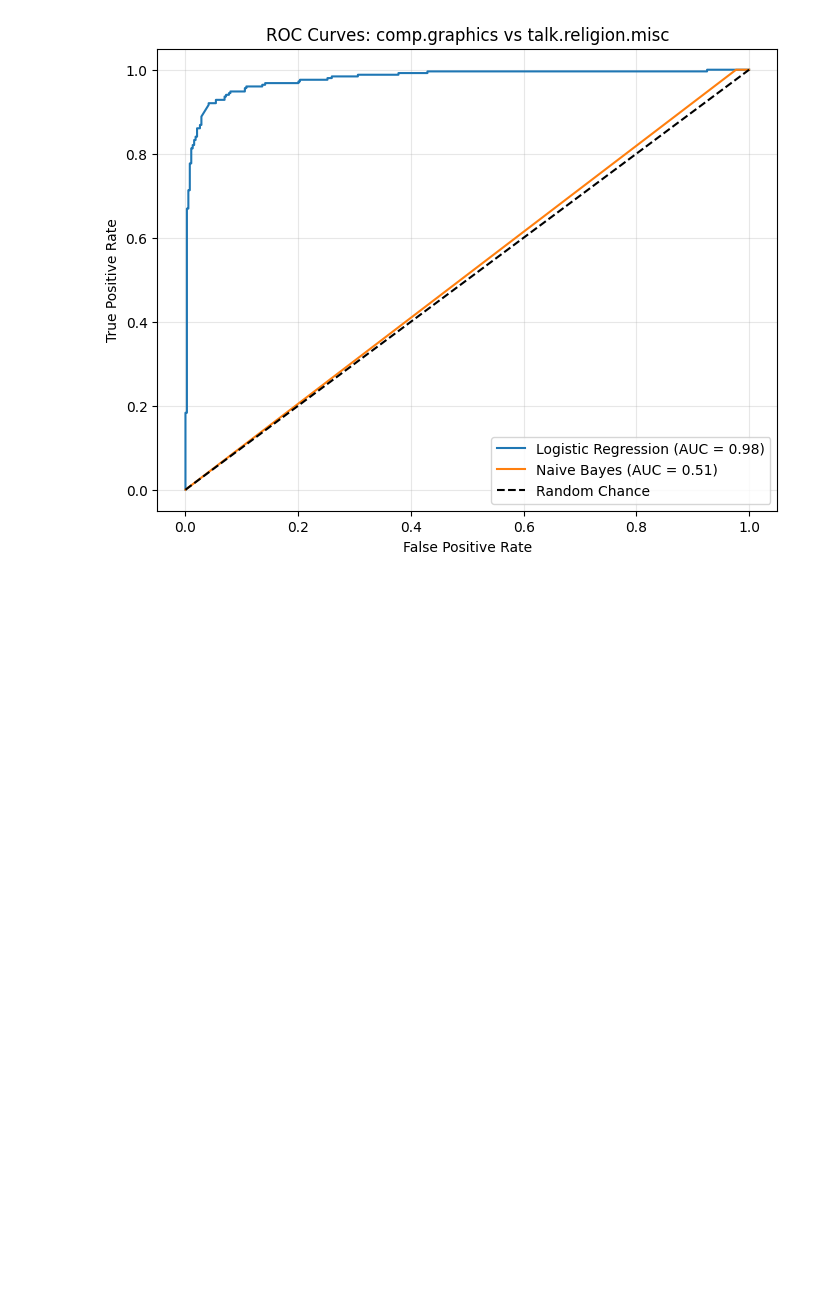
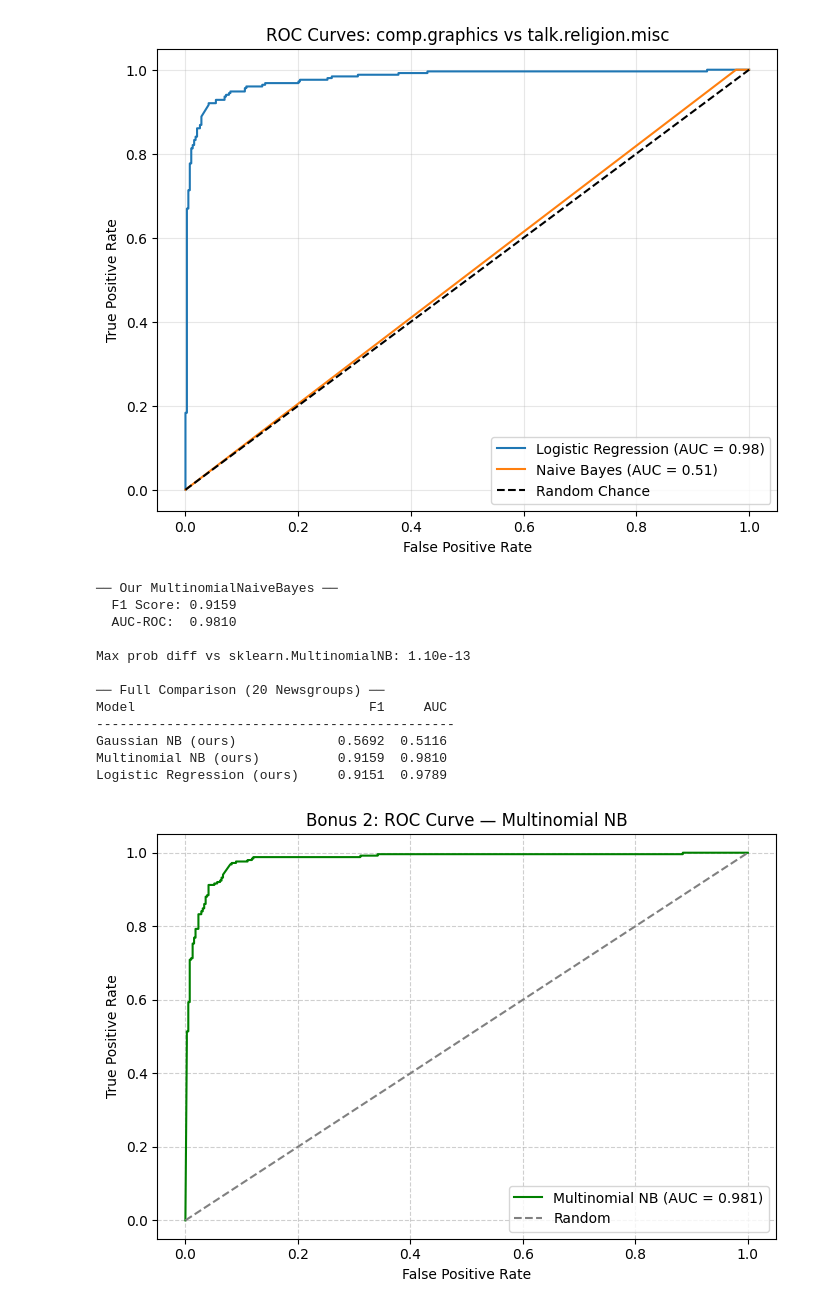
Before and after one commit to emilahmedli5/Linear-Models-Regularization-and-Classification-from-scratch, a Jupyter notebook: notebooks/hw2_analysis.ipynb, the cells around one changed output. Saved outputs shown, nothing was run; the diff lists cells and outputs as text; code cells hidden in the pictures; blank space fills up the shorter version.

```diff
--- a/notebooks/hw2_analysis.ipynb
+++ b/notebooks/hw2_analysis.ipynb
@@ -858,6 +926,70 @@ AUC-ROC:  0.9789
 F1 Score: 0.5692
 AUC-ROC:  0.5116
 [figure]
+# %%
+# ============================================================
+# BONUS 2 — Multinomial Naive Bayes on 20 Newsgroups
+# ============================================================
+from src.naive_bayes import MultinomialNaiveBayes
+from sklearn.metrics import f1_score, roc_auc_score, roc_curve
+from sklearn.naive_bayes import MultinomialNB as SklearnMNB
+import matplotlib.pyplot as plt
+
+# --- Reuse the BoW count features from Part 3.4 ---
+# (X_train_counts, X_test_counts, y_train, y_test must already exist)
+
+# 1. Our custom Multinomial NB (raw counts, Laplace alpha=1)
+mnb = MultinomialNaiveBayes(alpha=1.0)
+mnb.fit(X_train_counts, y_train)
+mnb_preds = mnb.predict(X_test_counts)
+mnb_probs = mnb.predict_proba(X_test_counts)[:, 1]
+
+print("── Our MultinomialNaiveBayes ──")
+print(f"  F1 Score: {f1_score(y_test, mnb_preds):.4f}")
+print(f"  AUC-ROC:  {roc_auc_score(y_test, mnb_probs):.4f}")
+
+# 2. Sanity check vs sklearn
+sk_mnb = SklearnMNB(alpha=1.0)
+sk_mnb.fit(X_train_counts, y_train)
+sk_probs = sk_mnb.predict_proba(X_test_counts)[:, 1]
+diff = np.max(np.abs(mnb_probs - sk_probs))
+print(f"\nMax prob diff vs sklearn.MultinomialNB: {diff:.2e}")
+
+# 3. Comparison table: GNB vs MNB vs LR
+print("\n── Full Comparison (20 Newsgroups) ──")
+print(f"{'Model':<30} {'F1':>6}  {'AUC':>6}")
+print("-" * 46)
+print(f"{'Gaussian NB (ours)':<30} {'0.5692':>6}  {'0.5116':>6}")
+print(f"{'Multinomial NB (ours)':<30} {f1_score(y_test, mnb_preds):>6.4f}  {roc_auc_score(y_test, mnb_probs):>6.4f}")
+print(f"{'Logistic Regression (ours)':<30} {'0.9151':>6}  {'0.9789':>6}")
+
+# 4. ROC curve for Multinomial NB
+fpr, tpr, _ = roc_curve(y_test, mnb_probs)
+plt.figure(figsize=(7, 5))
+plt.plot(fpr, tpr, label=f'Multinomial NB (AUC = {roc_auc_score(y_test, mnb_probs):.3f})', color='green')
+plt.plot([0,1],[0,1], '--', color='gray', label='Random')
+plt.xlabel('False Positive Rate')
+plt.ylabel('True Positive Rate')
+plt.title('Bonus 2: ROC Curve — Multinomial NB')
+plt.legend()
+plt.grid(True, linestyle='--', alpha=0.6)
+plt.tight_layout()
+plt.savefig('../figures/Bonus2_MultinomialNB_ROC.pdf', format='pdf', dpi=300, bbox_inches='tight')
+plt.show()
+# %% [output]
+── Our MultinomialNaiveBayes ──
+  F1 Score: 0.9159
+  AUC-ROC:  0.9810
+
+Max prob diff vs sklearn.MultinomialNB: 1.10e-13
+
+── Full Comparison (20 Newsgroups) ──
+Model                              F1     AUC
+----------------------------------------------
+Gaussian NB (ours)             0.5692  0.5116
+Multinomial NB (ours)          0.9159  0.9810
+Logistic Regression (ours)     0.9151  0.9789
+[figure, added]
 # %%
 # %%
 # ============================================================
```
Also changed, not shown: parts of 4 cells of this notebook, 12 other files.
